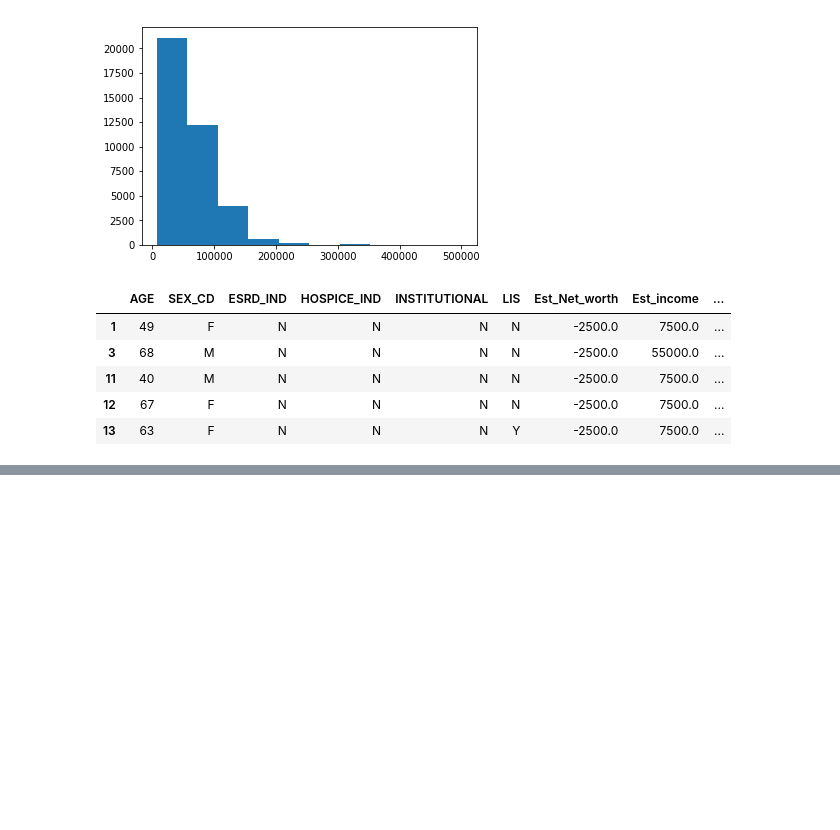
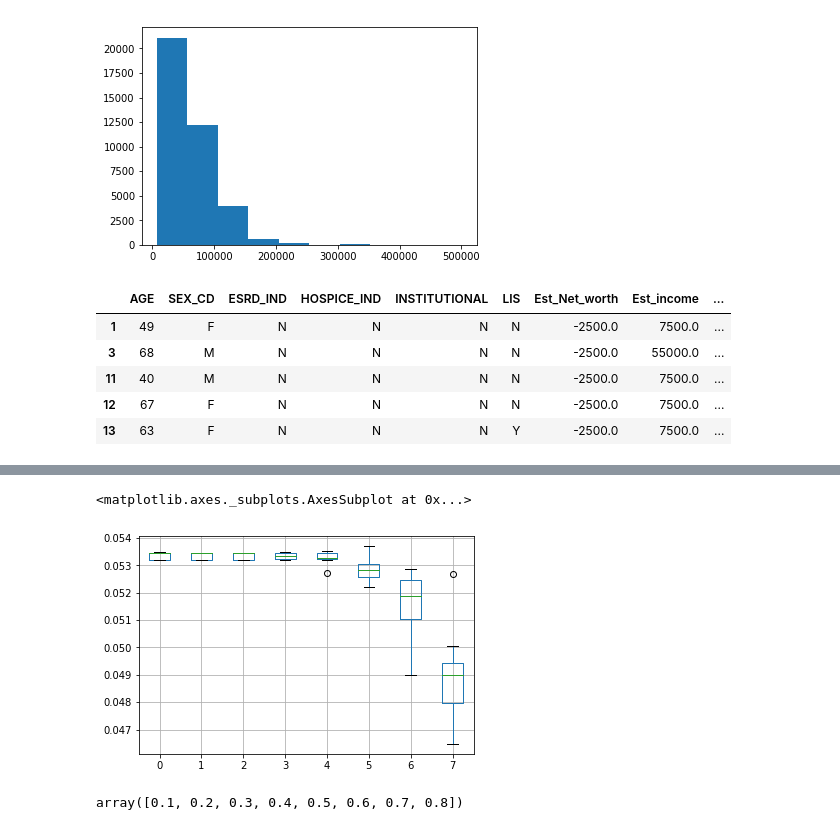
Before and after one commit to Preetikasri/Humana_HealthCare_Analytics, a Jupyter notebook: Humana.ipynb, the cells around one changed output, grey strips where cells are left out. Cells and saved outputs as stored; diff of their text form; code cells hidden in the pictures; blank space fills up the shorter version.

```diff
--- a/Humana.ipynb
+++ b/Humana.ipynb
@@ -292,0 +810,3 @@ demograph_df[demograph_df['Est_Net_worth'] <0].head()
+# %%
+mod = RandomForestClassifier()
+mod.fit(X_train, y_train)
@@ -292,0 +821,7 @@ demograph_df[demograph_df['Est_Net_worth'] <0].head()
+# %%
+from sklearn.cross_validation import cross_val_score
+scores= []
+for val in range(1,50,10):
+    clf = RandomForestClassifier(n_estimators=val)
+    validated = cross_val_score(clf, X_train, y_train, cv=10, scoring='f1')
+    scores.append(validated)
@@ -292,0 +841,29 @@ demograph_df[demograph_df['Est_Net_worth'] <0].head()
+# %%
+def cut_off(clf, X, cutoff):
+    return (clf.predict_proba(X)[:,0] > cutoff).astype(int)
+
+scores =[]
+
+def custom_f1(cutoff):
+    def f1_cutoff(clf,X, y):
+        ypred = cut_off(clf, X, cutoff)
+        return f1_score(y,ypred)
+    return f1_cutoff
+
+for cutoff in np.arange(0.1, 0.9,0.1):
+    clf = RandomForestClassifier(n_estimators=10)
+    validated = cross_val_score(clf, X_train, y_train, cv =10, scoring=custom_f1(cutoff))
+    scores.append(validated)
+# %%
+scores_df = pd.DataFrame(scores)
+scores_df=scores_df.T
+# %%
+scores_df.boxplot()
+# %% [output]
+<matplotlib.axes._subplots.AxesSubplot at 0x...>
+[figure, added]
+# %%
+### Doing with number four cutoff which is
+np.arange(0.1,0.9,0.1)
+# %% [output]
+array([0.1, 0.2, 0.3, 0.4, 0.5, 0.6, 0.7, 0.8])
```
Also changed, not shown: parts of 73 cells of this notebook, 1 other file.
